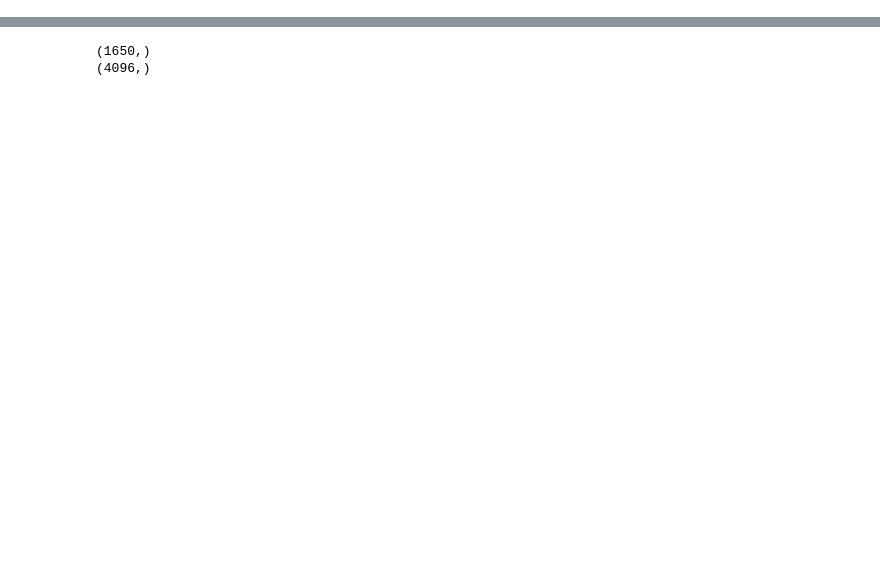
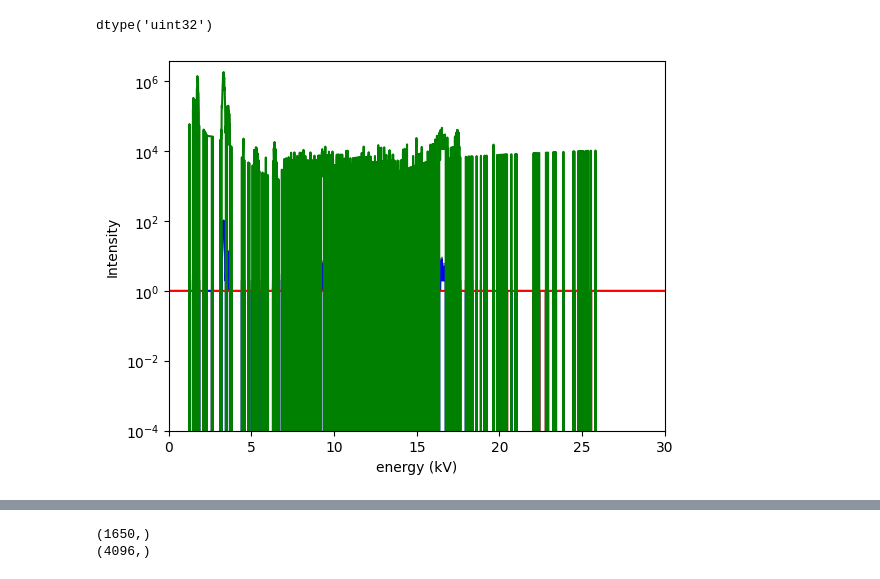
Before and after one commit to lachlanc61/ColourspecXFM, a Jupyter notebook: fitting.ipynb, the cells around one changed output, grey strips where cells are left out. Cells and saved outputs as stored; diff of their text form; code cells hidden in the pictures; blank space fills up the shorter version.

```diff
--- a/fitting.ipynb
+++ b/fitting.ipynb
@@ -67,0 +190,46 @@ str
+# %%
+import pybaselines.smooth
+
+CORRECTION_FACTORS = initialise(pixelseries.energy)
+
+#testcorr=correct_spec(pixelseries.classavg[0,1], CORRECTION_FACTORS)
+
+energy=pixelseries.energy
+#spectrum=pixelseries.classavg[0,1]
+spectrum=pixelseries.flattened[500]
+spectrum[spectrum<1]=1
+
+bg = pybaselines.smooth.snip(spectrum, 30, decreasing=True, smooth_half_window=1)[0]
+bg=bg.astype(np.uint32)
+sub = spectrum-bg
+
+#set all values <1 to 0 so they don't get scaled by the multiplier
+#sub[sub < 1] = 0
+
+adj=sub*CORRECTION_FACTORS
+
+#adj[adj<0.001]=0
+
+adj=adj.astype(np.uint32)
+
+fig, ax1 = plt.subplots()
+
+ax1.set_xlabel('energy (kV)')
+ax1.set_ylabel('Intensity')
+ax1.axis(xmin=0,xmax=30)
+
+ax1.set_yscale('log')
+
+ax1.plot(energy, spectrum, color="grey")
+ax1.plot(energy, sub, color="blue")
+ax1.plot(energy, bg, color="red")
+ax1.plot(energy, adj, color="green")
+
+ax1.set_ylim(bottom=0.0001)
+
+#adj.astype(np.uint32
+
+adj.dtype
+# %% [output]
+dtype('uint32')
+[figure, added]
```
Also changed, not shown: parts of 13 cells of this notebook, 2 other files.
